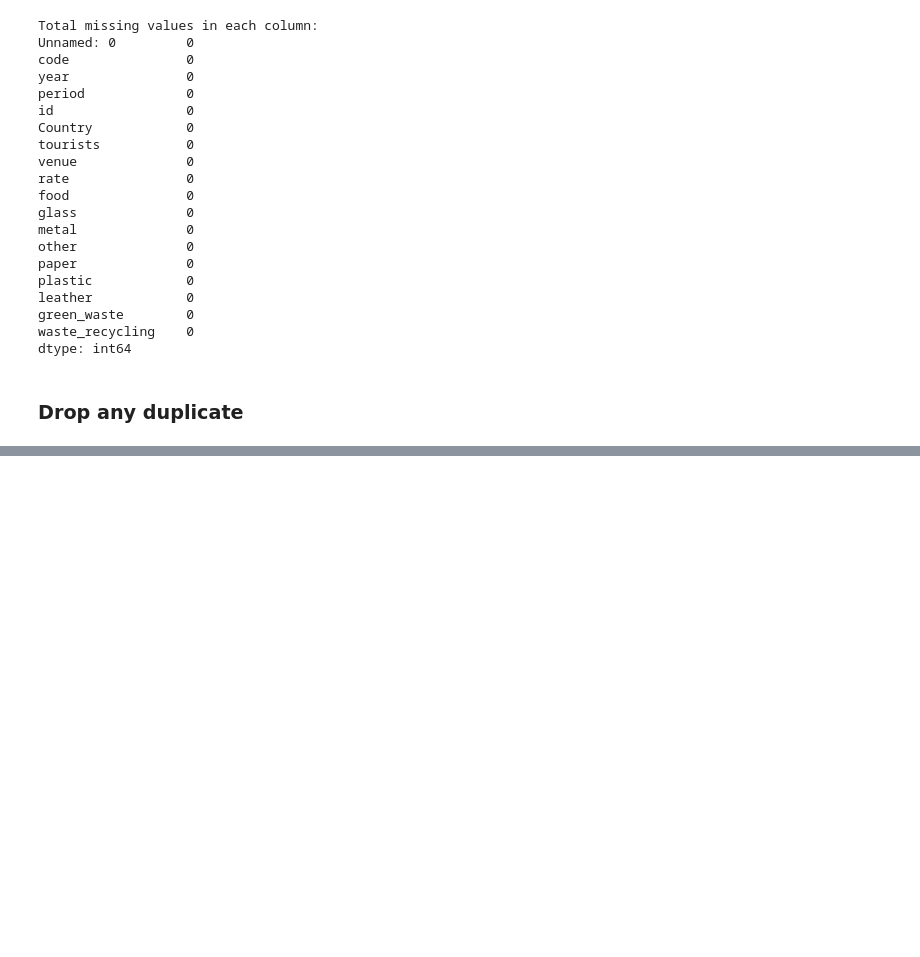
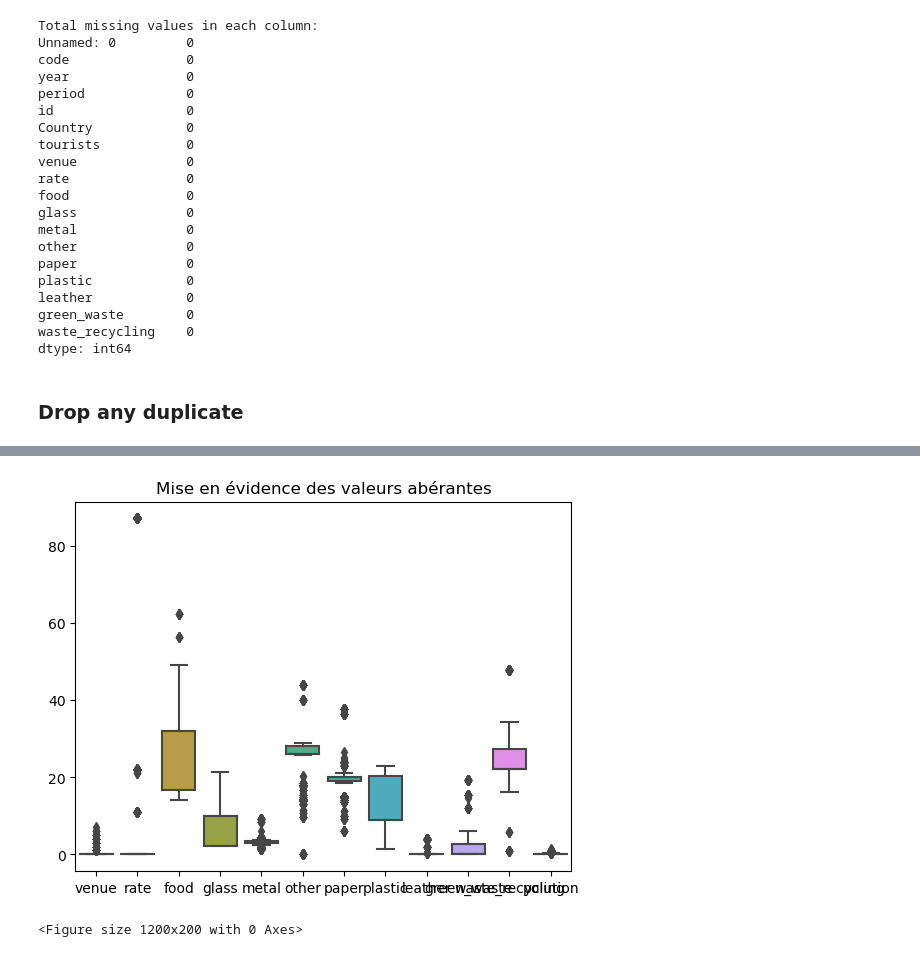
Before and after one commit to Cassette86/Green_ai_project_Water_polution, a Jupyter notebook: water_pollution_dataset/main.ipynb, the cells around one changed output, grey strips where cells are left out. Drawn from its saved outputs; the diff is of its cells as text; code cells hidden in the pictures; blank space fills up the shorter version.

```diff
--- a/water_pollution_dataset/main.ipynb
+++ b/water_pollution_dataset/main.ipynb
@@ -111,3 +112,8 @@ dtype: int64
 ### Drop any duplicate
 # %%
 train.drop_duplicates(inplace=True)
+# %%
+df_numbers = df.select_dtypes(include=['float64', 'int64'])
+df_numbers = df_numbers.drop(columns = ['tourists'])
+df_numbers = df_numbers.drop(columns = ['year'])
+df_numbers.head()
@@ -113,0 +127,8 @@ train.drop_duplicates(inplace=True)
+# %%
+sns.boxplot(data = df_numbers)
+plt.title('Mise en évidence des valeurs abérantes')
+plt.figure(figsize=(12,2))
+plt.show()
+# %% [output]
+[figure, added]
+<Figure size 1200x200 with 0 Axes>
```
Also changed, not shown: parts of 9 cells of this notebook.
